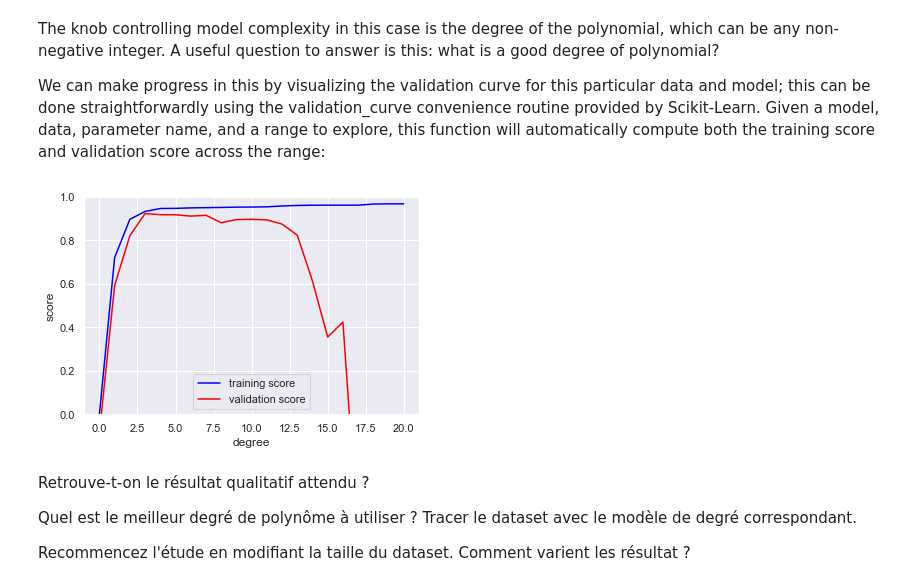
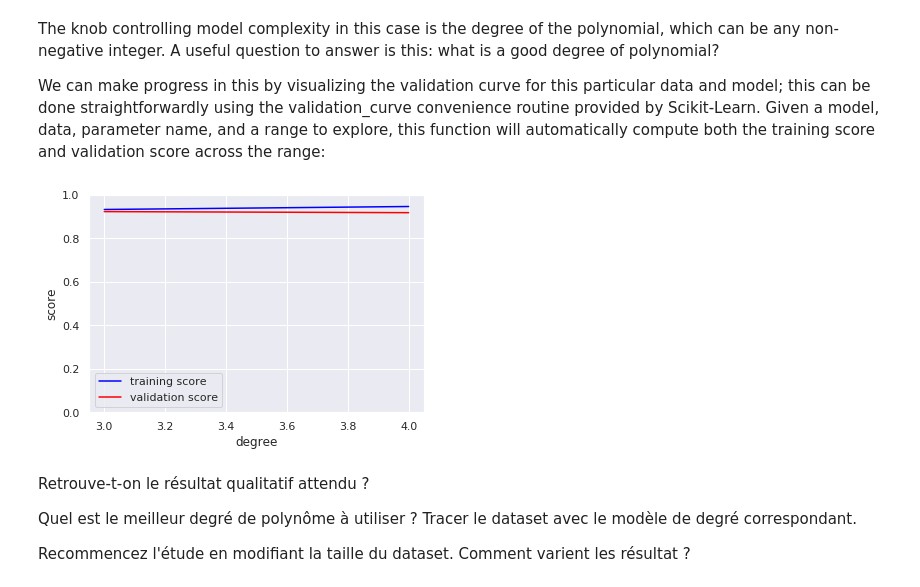
Before and after one commit to Barbeblanche/M1, a Jupyter notebook: ALGO/tp-sklearn/tp-sklearn-1.ipynb, the cells around one changed output. Saved outputs shown, nothing was run; the diff lists cells and outputs as text; code cells hidden in the pictures.

```diff
--- a/ALGO/tp-sklearn/tp-sklearn-1.ipynb
+++ b/ALGO/tp-sklearn/tp-sklearn-1.ipynb
@@ -287,3 +304,11 @@ Reprendre les étapes ci-dessus avec un modèle k-NN (toujours sur les données
 Let's next look at applying clustering to the Iris data. A clustering algorithm attempts to find distinct groups of data without reference to any labels. Here we will use the k-means algorithm.
 # %% [markdown]
 Charger le jeu de données iris (voir TP k-means) et utiliser le code k-means de sklearn. Visualiser les résultats (voir TP k-means).
+# %%
+from sklearn.datasets import load_iris
+from sklearn.cluster import KMeans
+dataset = load_iris()
+x = dataset.data
+model=KMeans(n_clusters=3)
+model.fit(x)
+print(model.labels_)
@@ -310,6 +341,10 @@ The following sections first show a naive approach to model validation and why i
 Let's demonstrate the naive approach to validation using the Iris data, which we saw in the previous section. We will start by loading the data:
 
 Charger le dataset Iris avec les attributs dans un tableau X et les targets dans un vecteur y.
+# %%
+from sklearn.datasets import load_iris
+X = dataset.data # Samples represented in feature space
+y = dataset.target # Ground-truth class for each sample
 # %% [markdown]
 Next we choose a model and hyperparameters. Here we'll use a k-neighbors classifier with n_neighbors=1. This is a very simple and intuitive model that says "the label of an unknown point is the same as the label of its closest training point:"
 # %%
@@ -466,18 +530,18 @@ The knob controlling model complexity in this case is the degree of the polynomi
 We can make progress in this by visualizing the validation curve for this particular data and model; this can be done straightforwardly using the validation_curve convenience routine provided by Scikit-Learn. Given a model, data, parameter name, and a range to explore, this function will automatically compute both the training score and validation score across the range:
 # %%
 from sklearn.model_selection import validation_curve
-degree = np.arange(0, 21)
+degree = np.arange(3, 5)
 train_score, val_score = validation_curve(PolynomialRegression(), X, y,
                                           'polynomialfeatures__degree', degree, cv=7)
 
 plt.plot(degree, np.median(train_score, 1), color='blue', label='training score')
 plt.plot(degree, np.median(val_score, 1), color='red', label='validation score')
 plt.legend(loc='best')
 plt.ylim(0, 1)
 plt.xlabel('degree')
 plt.ylabel('score');
 # %% [output]
-[figure, old version]
+[figure, new version]
 # %% [markdown]
 Retrouve-t-on le résultat qualitatif attendu ?
 
```
Also changed, not shown: parts of 23 cells of this notebook, 1 other file.
